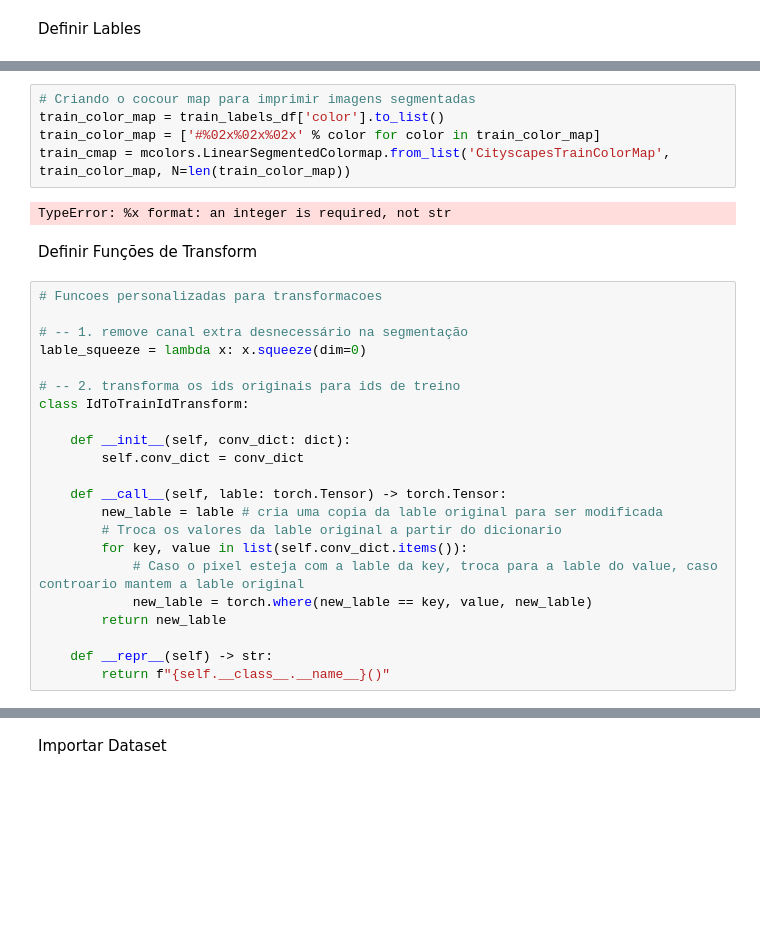
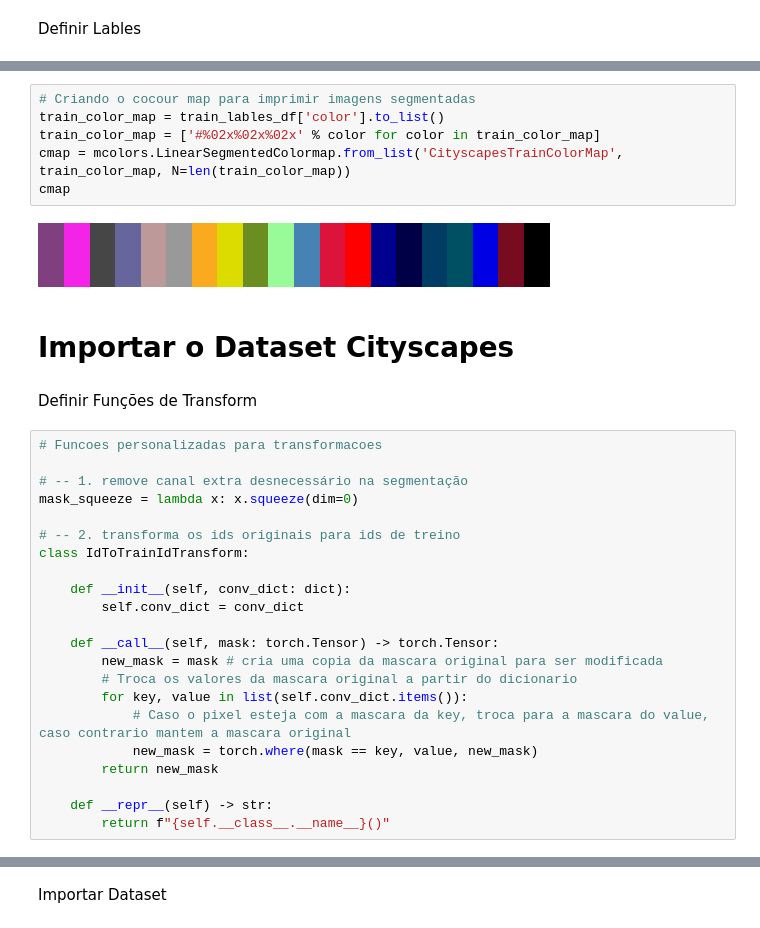
Before and after one commit to JoseFSilveira/linknet-studynotes, a Jupyter notebook: main.ipynb, the cells around one changed output, grey strips where cells are left out. Drawn from its saved outputs; the diff is of its cells as text; blank space fills up the shorter version.

```diff
--- a/main.ipynb
+++ b/main.ipynb
@@ -90,17 +78,20 @@ id_to_trainid
 # %%
 # Criando o cocour map para imprimir imagens segmentadas
-train_color_map = train_labels_df['color'].to_list()
+train_color_map = train_lables_df['color'].to_list()
 train_color_map = ['#%02x%02x%02x' % color for color in train_color_map]
-train_cmap = mcolors.LinearSegmentedColormap.from_list('CityscapesTrainColorMap', train_color_map, N=len(train_color_map))
+cmap = mcolors.LinearSegmentedColormap.from_list('CityscapesTrainColorMap', train_color_map, N=len(train_color_map))
+cmap
 # %% [output]
-TypeError: %x format: an integer is required, not str
+[figure, added]
+# %% [markdown]
+# Importar o Dataset Cityscapes
 # %% [markdown]
 Definir Funções de Transform
 # %%
 # Funcoes personalizadas para transformacoes
 
 # -- 1. remove canal extra desnecessário na segmentação
-lable_squeeze = lambda x: x.squeeze(dim=0)
+mask_squeeze = lambda x: x.squeeze(dim=0)
 
 # -- 2. transforma os ids originais para ids de treino
 class IdToTrainIdTransform:
@@ -108,13 +99,13 @@ class IdToTrainIdTransform:
     def __init__(self, conv_dict: dict):
         self.conv_dict = conv_dict
 
-    def __call__(self, lable: torch.Tensor) -> torch.Tensor:
-        new_lable = lable # cria uma copia da lable original para ser modificada
-        # Troca os valores da lable original a partir do dicionario
+    def __call__(self, mask: torch.Tensor) -> torch.Tensor:
+        new_mask = mask # cria uma copia da mascara original para ser modificada
+        # Troca os valores da mascara original a partir do dicionario
         for key, value in list(self.conv_dict.items()):
-            # Caso o pixel esteja com a lable da key, troca para a lable do value, caso controario mantem a lable original
-            new_lable = torch.where(new_lable == key, value, new_lable)
-        return new_lable
+            # Caso o pixel esteja com a mascara da key, troca para a mascara do value, caso contrario mantem a mascara original
+            new_mask = torch.where(mask == key, value, new_mask)
+        return new_mask
 
     def __repr__(self) -> str:
         return f"{self.__class__.__name__}()"
```
Also changed, not shown: parts of 8 cells of this notebook.
